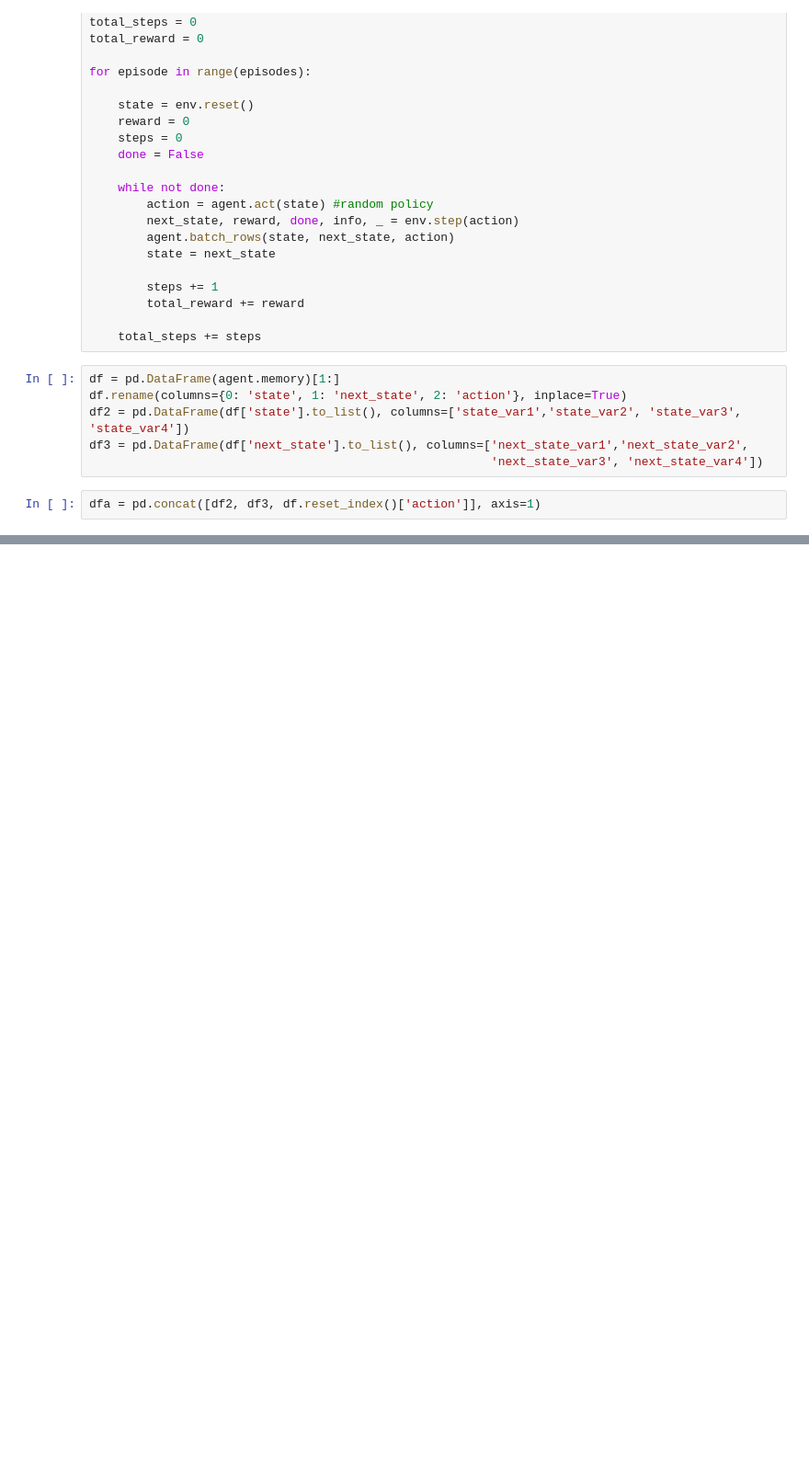
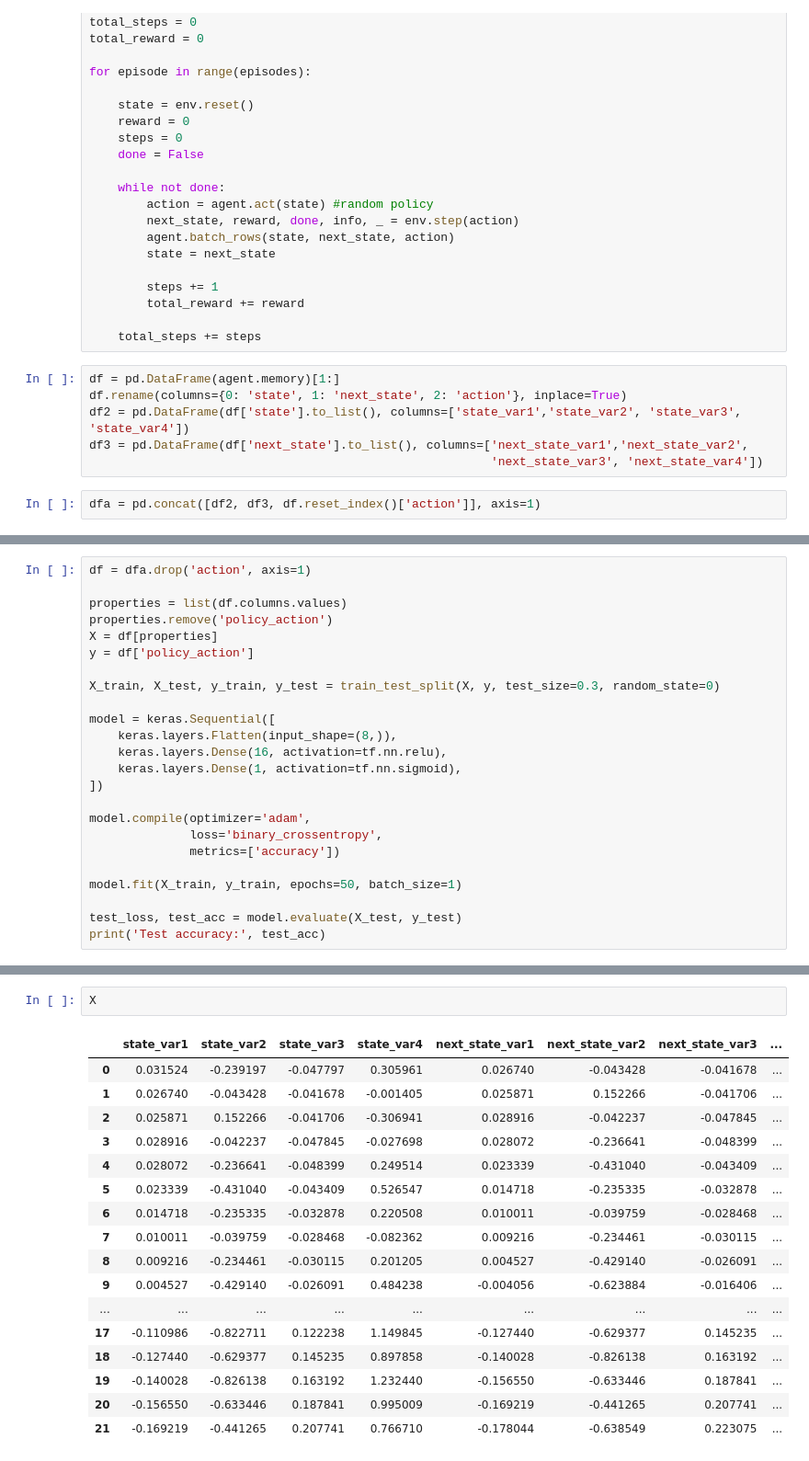
Before and after one commit to habibdraft/RL-agents, a Jupyter notebook: CartPole visualizations.ipynb, the cells around one changed output, grey strips where cells are left out. Shown at 92% size. Cells and saved outputs as stored; diff of their text form; blank space fills up the shorter version.

```diff
--- a/CartPole visualizations.ipynb
+++ b/CartPole visualizations.ipynb
@@ -119,0 +198,24 @@ plt.scatter(dfa['state_var4'], dfa['next_state_var4'], c=dfa['action'])
+# %%
+df = dfa.drop('action', axis=1)
+
+properties = list(df.columns.values)
+properties.remove('policy_action')
+X = df[properties]
+y = df['policy_action']
+
+X_train, X_test, y_train, y_test = train_test_split(X, y, test_size=0.3, random_state=0)
+
+model = keras.Sequential([
+    keras.layers.Flatten(input_shape=(8,)),
+    keras.layers.Dense(16, activation=tf.nn.relu),
+    keras.layers.Dense(1, activation=tf.nn.sigmoid),
+])
+
+model.compile(optimizer='adam',
+              loss='binary_crossentropy',
+              metrics=['accuracy'])
+
+model.fit(X_train, y_train, epochs=50, batch_size=1)
+
+test_loss, test_acc = model.evaluate(X_test, y_test)
+print('Test accuracy:', test_acc)
@@ -119,0 +240,20 @@ plt.scatter(dfa['state_var4'], dfa['next_state_var4'], c=dfa['action'])
+# %%
+X
+# %% [output]
+|  | state_var1 | state_var2 | state_var3 | state_var4 | next_state_var1 | next_state_var2 | next_state_var3 | ... |
+| 0 | 0.031524 | -0.239197 | -0.047797 | 0.305961 | 0.026740 | -0.043428 | -0.041678 | ... |
+| 1 | 0.026740 | -0.043428 | -0.041678 | -0.001405 | 0.025871 | 0.152266 | -0.041706 | ... |
+| 2 | 0.025871 | 0.152266 | -0.041706 | -0.306941 | 0.028916 | -0.042237 | -0.047845 | ... |
+| 3 | 0.028916 | -0.042237 | -0.047845 | -0.027698 | 0.028072 | -0.236641 | -0.048399 | ... |
+| 4 | 0.028072 | -0.236641 | -0.048399 | 0.249514 | 0.023339 | -0.431040 | -0.043409 | ... |
+| 5 | 0.023339 | -0.431040 | -0.043409 | 0.526547 | 0.014718 | -0.235335 | -0.032878 | ... |
+| 6 | 0.014718 | -0.235335 | -0.032878 | 0.220508 | 0.010011 | -0.039759 | -0.028468 | ... |
+| 7 | 0.010011 | -0.039759 | -0.028468 | -0.082362 | 0.009216 | -0.234461 | -0.030115 | ... |
+| 8 | 0.009216 | -0.234461 | -0.030115 | 0.201205 | 0.004527 | -0.429140 | -0.026091 | ... |
+| 9 | 0.004527 | -0.429140 | -0.026091 | 0.484238 | -0.004056 | -0.623884 | -0.016406 | ... |
+| ... | ... | ... | ... | ... | ... | ... | ... | ... |
+| 17 | -0.110986 | -0.822711 | 0.122238 | 1.149845 | -0.127440 | -0.629377 | 0.145235 | ... |
+| 18 | -0.127440 | -0.629377 | 0.145235 | 0.897858 | -0.140028 | -0.826138 | 0.163192 | ... |
+| 19 | -0.140028 | -0.826138 | 0.163192 | 1.232440 | -0.156550 | -0.633446 | 0.187841 | ... |
+| 20 | -0.156550 | -0.633446 | 0.187841 | 0.995009 | -0.169219 | -0.441265 | 0.207741 | ... |
+| 21 | -0.169219 | -0.441265 | 0.207741 | 0.766710 | -0.178044 | -0.638549 | 0.223075 | ... |
```
Also changed, not shown: parts of 9 cells of this notebook.
